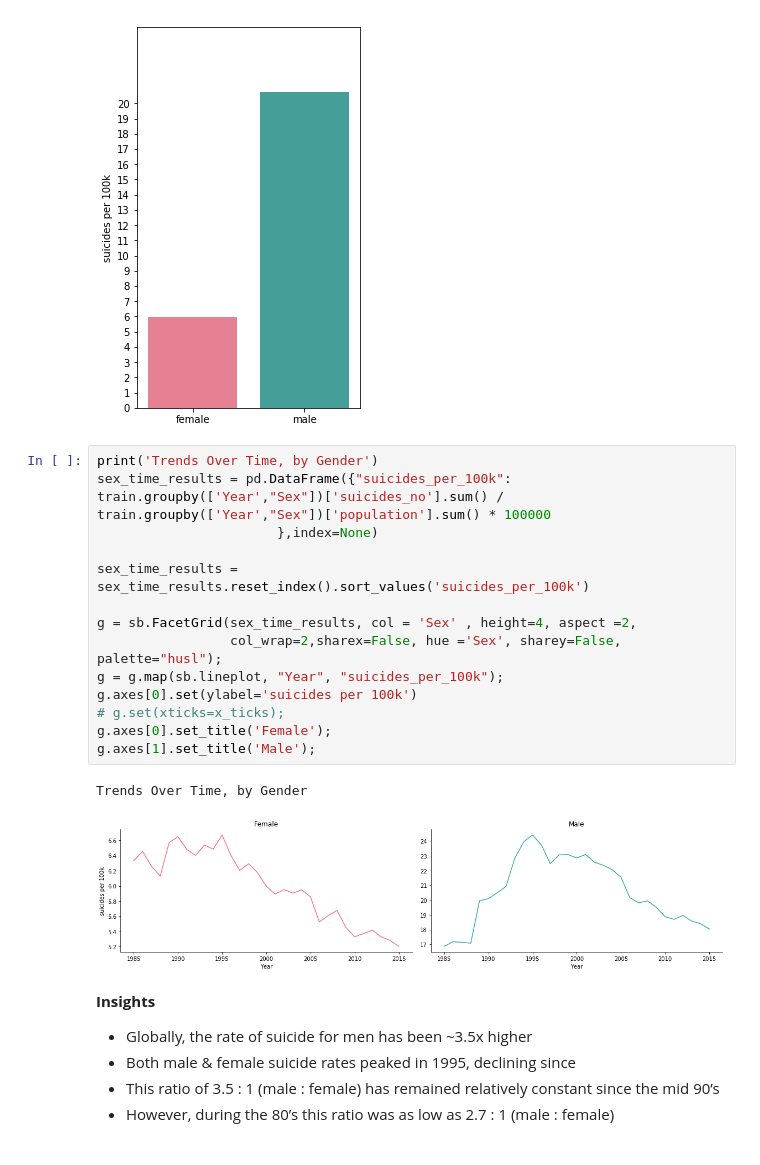
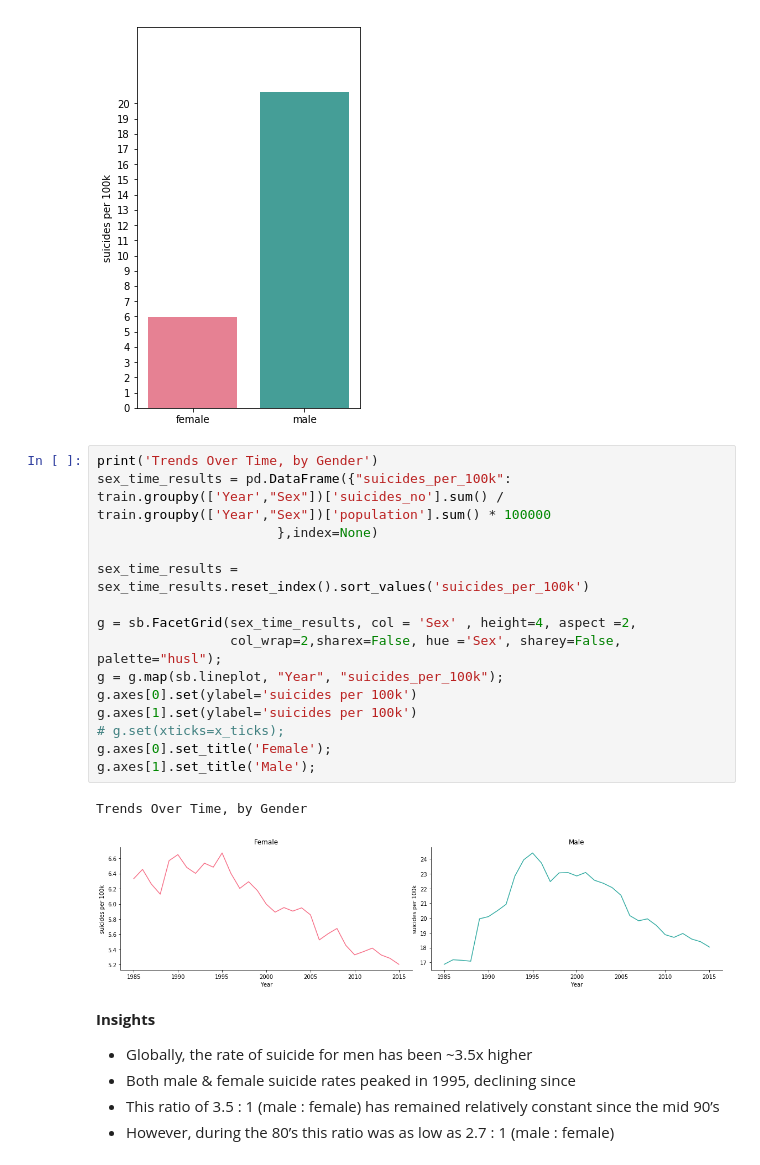
Before and after one commit to vaishali-vcs/DataScienceFoundation_Project, a Jupyter notebook: SuicideDataAnalysis.ipynb, the cells around one changed output. Saved outputs shown, nothing was run; the diff lists cells and outputs as text.

```diff
--- a/SuicideDataAnalysis.ipynb
+++ b/SuicideDataAnalysis.ipynb
@@ -287,20 +293,21 @@ Global suicides (per 100k), by Gender
 # %%
 print('Trends Over Time, by Gender')
 sex_time_results = pd.DataFrame({"suicides_per_100k": train.groupby(['Year',"Sex"])['suicides_no'].sum() / train.groupby(['Year',"Sex"])['population'].sum() * 100000
                        },index=None)
 
 sex_time_results = sex_time_results.reset_index().sort_values('suicides_per_100k')
 
 g = sb.FacetGrid(sex_time_results, col = 'Sex' , height=4, aspect =2,
                  col_wrap=2,sharex=False, hue ='Sex', sharey=False,  palette="husl");
 g = g.map(sb.lineplot, "Year", "suicides_per_100k");
 g.axes[0].set(ylabel='suicides per 100k')
+g.axes[1].set(ylabel='suicides per 100k')
 # g.set(xticks=x_ticks);
 g.axes[0].set_title('Female');
 g.axes[1].set_title('Male');
 # %% [output]
 Trends Over Time, by Gender
-[figure, old version]
+[figure, new version]
 # %% [markdown]
 **Insights**
 
```
Also changed, not shown: parts of 33 cells of this notebook.
